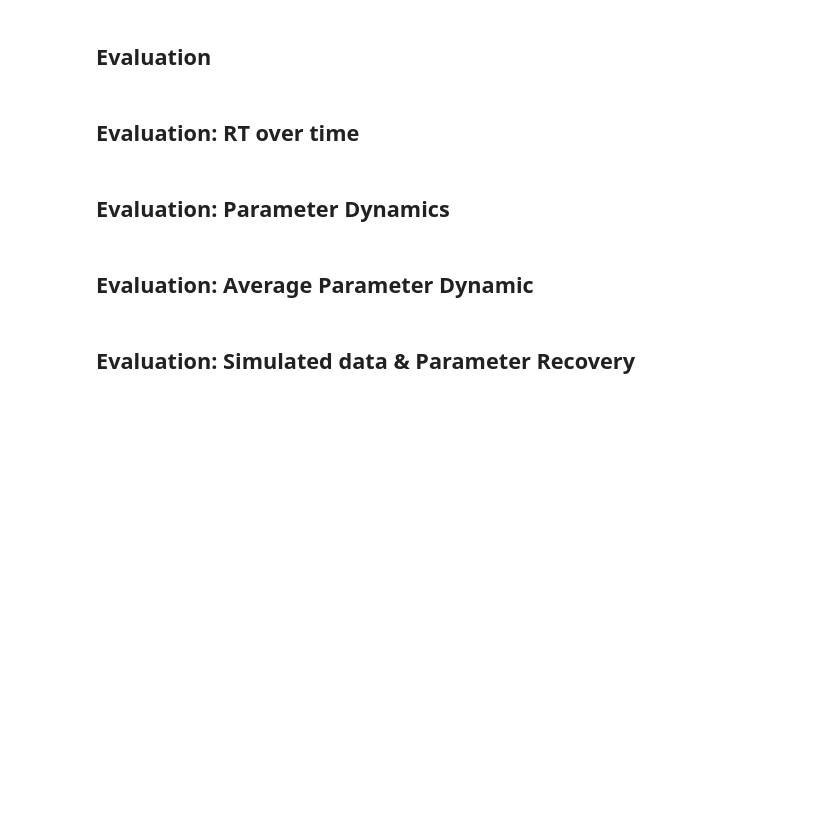
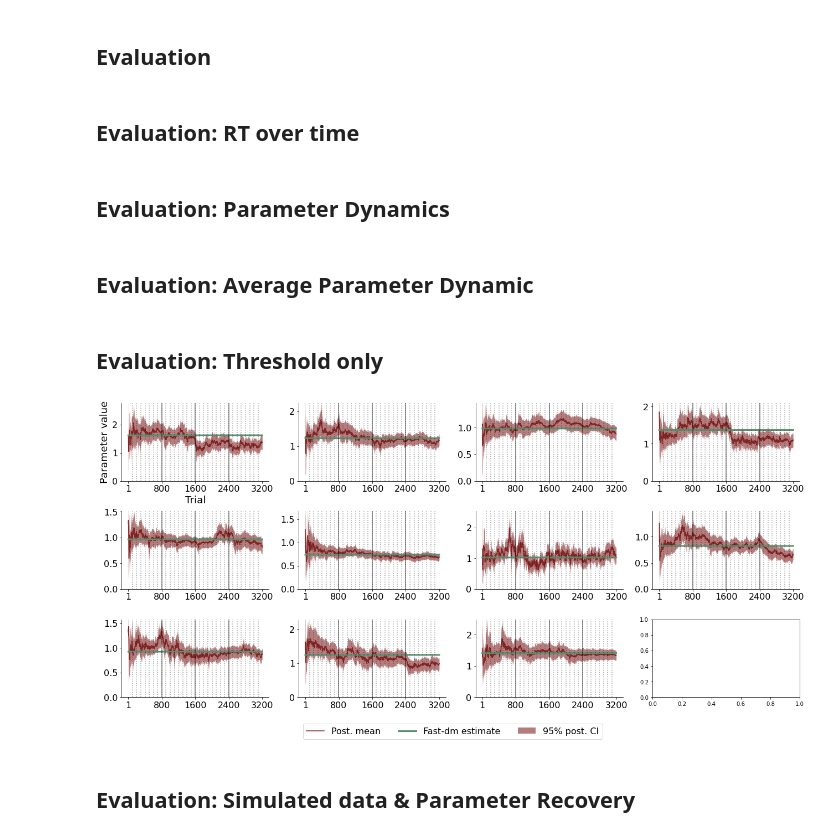
Before and after one commit to LuSchumacher/dynamic_ddm, a Jupyter notebook: notebooks/full_dynamic_dm_joint.ipynb, the cells around one changed output. Cells and saved outputs as stored; diff of their text form; code cells hidden in the pictures; blank space fills up the shorter version.

```diff
--- a/notebooks/full_dynamic_dm_joint.ipynb
+++ b/notebooks/full_dynamic_dm_joint.ipynb
@@ -139,7 +139,7 @@ data = pd.read_csv('../data/data_lexical_decision.csv', sep=',', header=0)
 
 # prepare data for fitting
 ids = np.unique(data.id)
-N_simS = len(ids)
+N_SUBS = len(ids)
 
 # negative rts for error responses
 data.rt.loc[data.acc == 0] = -data.rt.loc[data.acc == 0]
@@ -169,8 +169,8 @@ post_theta_t = unscale_z(post_theta_t_z, MICRO_MEANS, MICRO_STDS)
 # np.save("../saved_arrays/post_eta_all_sub_joint.npy", post_eta)
 # np.save("../saved_arrays/post_theta_t_all_sub_joint.npy", post_theta_t)
 # %%
-post_eta = np.load("../saved_arrays/post_eta_all_sub_joint.npy")
-post_theta_t = np.load("../saved_arrays/post_theta_t_all_sub_joint.npy")
+# post_eta = np.load("../saved_arrays/post_eta_all_sub_joint.npy")
+# post_theta_t = np.load("../saved_arrays/post_theta_t_all_sub_joint.npy")
 # %%
 # read fast-dm parameter estimates
 fast_dm_params = pd.read_csv('../data/parameters_full_ddm_error_coding_cs.lst', encoding='iso-8859-1', header=0, delim_whitespace=True)
@@ -238,7 +238,7 @@ for sub in range(N_SUBS):
     person_data = data[data.id == sub+1]
     pred_rt_neural[sub], sma_pred_rt_neural[sub], emp_rt[sub], sma_emp_rt[sub] = pr_check(person_data, post_theta_t[:, sub, :, :], N_SIM)
     # compute RT quantiles
-    pred_rt_quantiles[sub] = np.quantile(sma_pred_rt_neural[sub], [0.05, 0.95], axis=0)
+    pred_rt_quantiles[sub] = np.quantile(sma_pred_rt_neural[sub], [0.025, 0.975], axis=0)
     pred_rt_medians[sub] = np.median(sma_pred_rt_neural[sub], axis=0)
     print("Sub nr. {} is predicted".format(sub+1))
 # %%
@@ -538,6 +536,58 @@ for i, ax in enumerate(axarr.flat):
 
 f.tight_layout()
 f.savefig("../plots/average_param_dynamic.png", dpi=300, bbox_inches="tight")
+# %% [markdown]
+## Evaluation: Threshold only
+# %%
+means = post_theta_t.mean(axis=0)[:, :, 4]
+ci = np.quantile(post_theta_t, [0.025, 0.975], axis=0)[:, :, :, 4]
+# %%
+time = np.arange(x_nn.shape[1])
+f, axarr = plt.subplots(3, 4, figsize=(18, 8))
+for i, ax in enumerate(axarr.flat):
+    if i < 11:
+        upper_y_ax = ci[:, i, 50:].flatten().max()
+
+        ax.plot(time, means[i, :], color='#852626', label='Post. mean')
+        ax.fill_between(time, ci[1, i, :], ci[0, i, :], color='#852626', alpha=0.6, linewidth=0, label='95% post. CI')
+
+        # horizontal fast-dm params
+        ax.plot(time, np.repeat(fast_dm_params[i, 4], x_nn.shape[1]), color='#598f70', alpha=1, lw=3, label='Fast-dm estimate')
+
+        if i == 0:
+            ax.set_xlabel('Trial', fontsize=18)
+            ax.set_ylabel("Parameter value", fontsize=18)
+
+        # ax.set_title(par_labels[i] + ' ({})'.format(par_names[i]), fontsize=20)
+        ax.set_xticks([1, 800, 1600, 2400, 3200])
+        ax.tick_params(axis='both', which='major', labelsize=16)
+        ax.set_ylim(0, upper_y_ax)
+
+        sns.despine(ax=ax)
+        ax.grid(False)
+
+        # vertical bars
+        for idx in np.arange(799, 2400, 800):
+            if idx == 799:
+                ax.axvline(idx, color='black', linestyle='solid', lw=1.5, alpha=0.5)
+            else:
+                ax.axvline(idx, color='black', linestyle='solid', lw=1.5, alpha=0.5)
+        for idx in np.arange(99, 3100, 100):
+            if idx == 99:
+                ax.axvline(idx, color='black', linestyle='dotted', lw=1.5, alpha=0.4)
+            else:
+                ax.axvline(idx, color='black', linestyle='dotted', lw=1.5, alpha=0.4)
+
+
+        f.subplots_adjust(hspace=0.5)
+        if i == 0:
+            f.legend(fontsize=16, loc='center',
+                        bbox_to_anchor=(0.5, -0.05), ncol=4)
+
+f.tight_layout()
+f.savefig("../plots/threshold_param_all_sub.png", dpi=300, bbox_inches="tight")
+# %% [output]
+[figure, added]
 # %% [markdown]
 ## Evaluation: Simulated data & Parameter Recovery
 # %%
```
Also changed, not shown: parts of 7 cells of this notebook.
